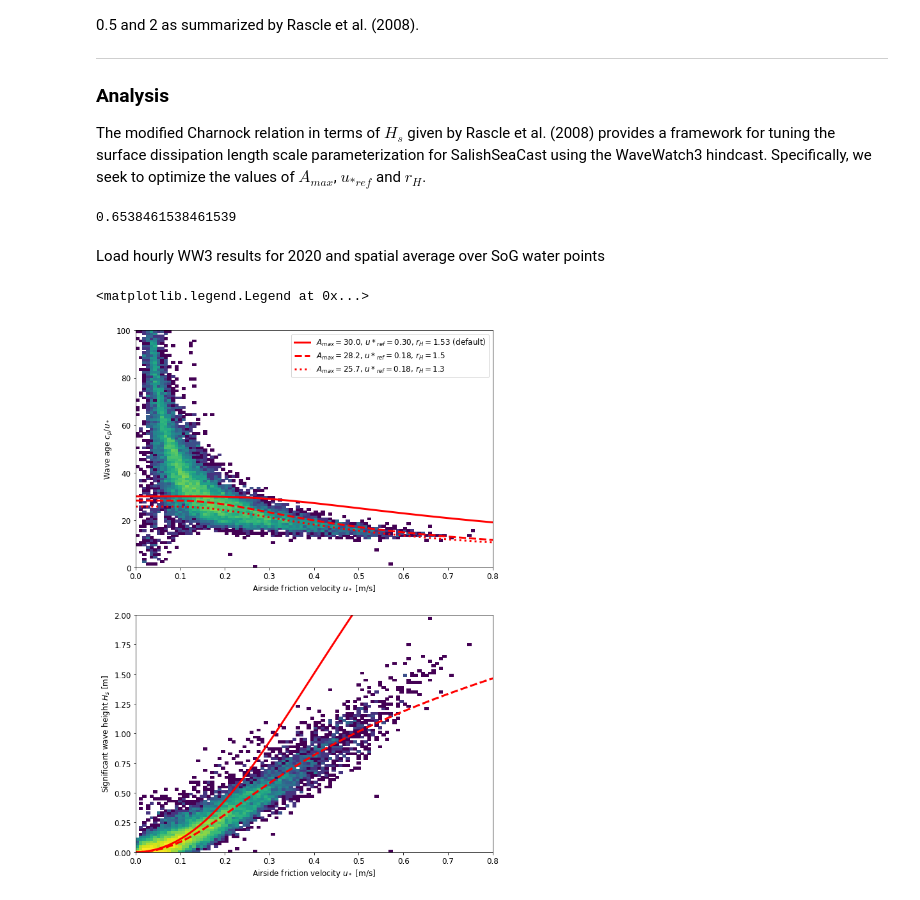
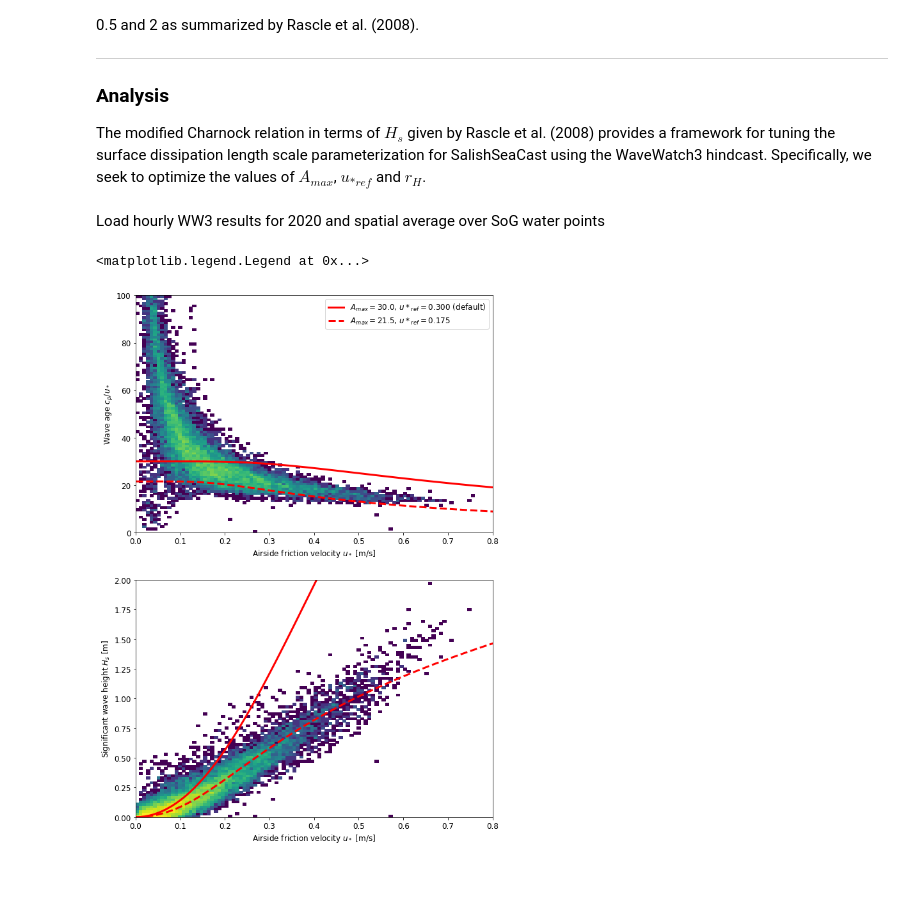
Before and after one commit to SalishSeaCast/analysis-ben, a Jupyter notebook: notebooks/wavemixing.ipynb, the cells around one changed output. Saved outputs shown, nothing was run; the diff lists cells and outputs as text; code cells hidden in the pictures.

Commit message:
Simplified wave mixing parameterization, removed hs:z0 ratio

```diff
--- a/notebooks/wavemixing.ipynb
+++ b/notebooks/wavemixing.ipynb
@@ -61,10 +61,6 @@ def calc_Cd(u2):
     """
 
     return 0.934e-3 + 0.788e-4 * np.sqrt(u2) - 0.616e-6 * u2
-# %%
-.85/1.3
-# %% [output]
-0.6538461538461539
 # %% [markdown]
 Load hourly WW3 results for 2020 and spatial average over SoG water points
 # %%
@@ -100,31 +96,30 @@ def calc_waveage(ustar, A_max, ustar_ref):
     return A_max * np.tanh(2 * ustar_ref / ustar)
 
 def calc_Hs(ustar, A_max, ustar_ref):
-    return 665 / r_H * calc_waveage(ustar, A_max, ustar_ref)**(1.5) * (ustar / rho_ratio)**2 / g
+    return 665 * calc_waveage(ustar, A_max, ustar_ref)**(1.5) * (ustar / rho_ratio)**2 / g
 
-p0, r_H = [30, 0.3], 1.53
+p0 = [30, 0.3]
 functions = {'waveage': calc_waveage, 'Hs': calc_Hs}
 # %%
 fig, axs = plt.subplots(2, 1, figsize=(10, 15))
 xlim, xlabel = [0, 0.8], 'Airside friction velocity $u_*$ [m/s]'
 for ax, func, yplot, ymax, ylabel in zip(axs, ['waveage', 'Hs'], [cp/ustar, Hs], [100, 2], ['Wave age $c_p/u_*$', 'Significant wave height $H_s$ [m]']):
     ylim = [0, ymax]
     _, _, _, c = ax.hist2d(ustar, yplot, bins=100, range=[xlim, ylim], norm=colors.LogNorm(vmin=1, vmax=100))
 
     yfit = functions[func](ustar_plot, *p0)
-    label = f'$A_{{max}}=${p0[0]:.1f}, $u*_{{ref}}=${p0[1]:.2f}, $r_{{H}}=${r_H} (default)'
+    label = f'$A_{{max}}=${p0[0]:.1f}, $u*_{{ref}}=${p0[1]:.3f} (default)'
     ax.plot(ustar_plot, yfit, 'r-', lw=3, label=label)
-    for r_H, ls in zip([1.5, 1.3], ['--', ':']):
-        popt, pcov = curve_fit(calc_Hs, ustar, Hs, p0=p0)
-        yfit = functions[func](ustar_plot, *popt)
-        label = f'$A_{{max}}=${popt[0]:.1f}, $u*_{{ref}}=${popt[1]:.2f}, $r_{{H}}=${r_H}'
-        ax.plot(ustar_plot, yfit, ls, color='r', lw=3, label=label)
+    popt, pcov = curve_fit(calc_Hs, ustar, Hs, p0=p0)
+    yfit = functions[func](ustar_plot, *popt)
+    label = f'$A_{{max}}=${popt[0]:.1f}, $u*_{{ref}}=${popt[1]:.3f}'
+    ax.plot(ustar_plot, yfit, 'r--', lw=3, label=label)
 
     ax.set_xlim(xlim)
     ax.set_ylim(ylim)
     ax.set_xlabel(xlabel)
     ax.set_ylabel(ylabel)
 axs[0].legend()
 # %% [output]
 <matplotlib.legend.Legend at 0x...>
-[figure, old version]
+[figure, new version]
```
